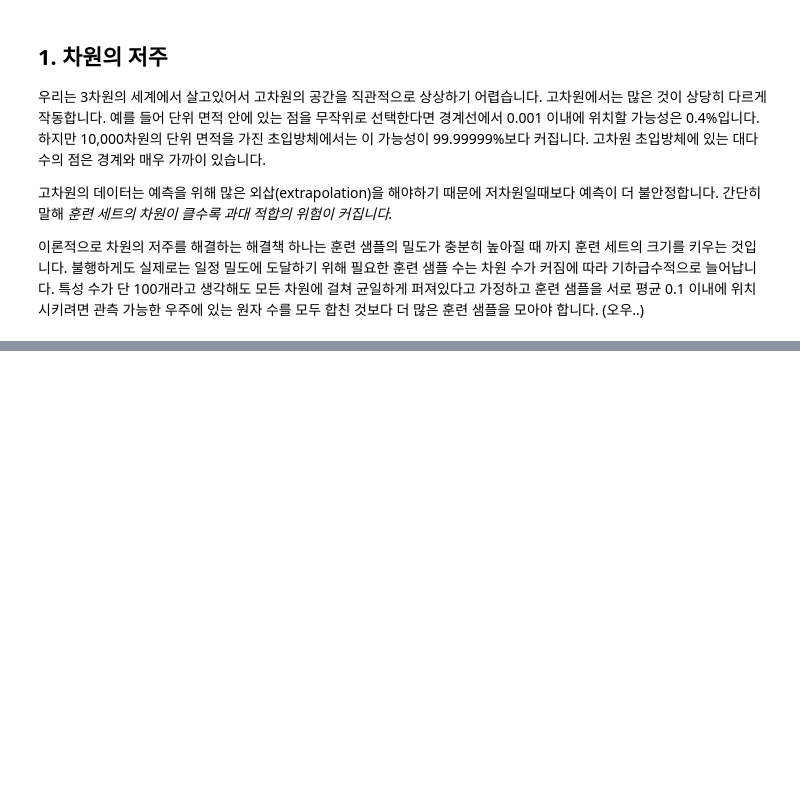
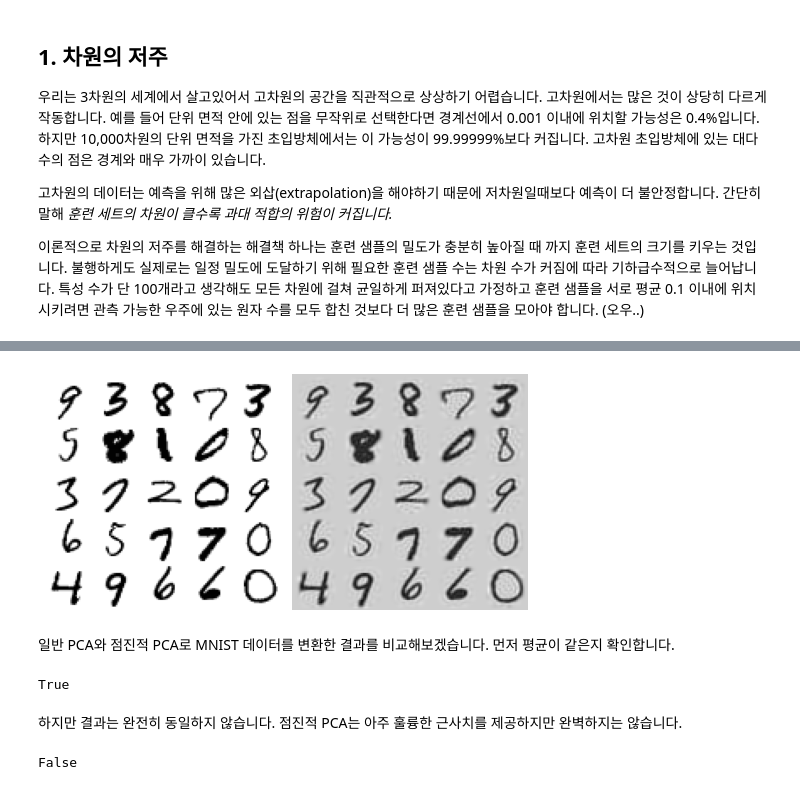
Before and after one commit to jiyeoon/TIL, a Jupyter notebook: Hands_On_Machine_Learning/ch8_차원축소.ipynb, the cells around one changed output, grey strips where cells are left out. Cells and saved outputs as stored; diff of their text form; code cells hidden in the pictures; blank space fills up the shorter version.

```diff
--- a/Hands_On_Machine_Learning/ch8_차원축소.ipynb
+++ b/Hands_On_Machine_Learning/ch8_차원축소.ipynb
@@ -96,0 +244,22 @@ import matplotlib.pyplot as plt
+# %%
+from sklearn.decomposition import IncrementalPCA
+
+n_batches = 100
+inc_pca = IncrementalPCA(n_components=154)
+for X_batch in np.array_split(X_train, n_batches):
+    inc_pca.partial_fit(X_batch)
+
+X_reduced = inc_pca.transform(X_train)
+# %%
+X_recovered_inc_pca = inc_pca.inverse_transform(X_reduced)
+# %%
+plt.figure(figsize=(7, 4))
+plt.subplot(121)
+plot_digits(X_train[::2100])
+plt.subplot(122)
+plot_digits(X_recovered_inc_pca[::2100])
+plt.tight_layout()
+# %% [output]
+[figure, added]
+# %% [markdown]
+일반 PCA와 점진적 PCA로 MNIST 데이터를 변환한 결과를 비교해보겠습니다. 먼저 평균이 같은지 확인합니다.
@@ -96,0 +268,10 @@ import matplotlib.pyplot as plt
+# %%
+np.allclose(pca.mean_, inc_pca.mean_)
+# %% [output]
+True
+# %% [markdown]
+하지만 결과는 완전히 동일하지 않습니다. 점진적 PCA는 아주 훌륭한 근사치를 제공하지만 완벽하지는 않습니다.
+# %%
+np.allclose(X_reduced_pca, X_recovered_inc_pca)
+# %% [output]
+False
```
Also changed, not shown: parts of 42 cells of this notebook.
